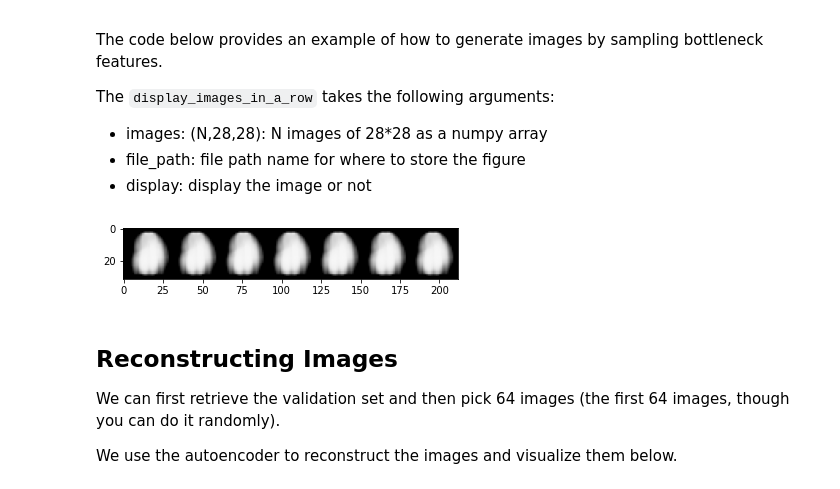
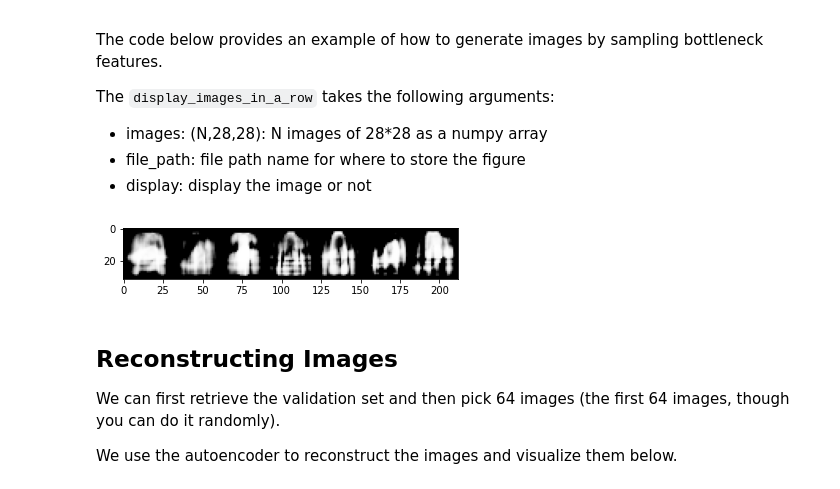
Before and after one commit to subClassy/autoencoders-assignment, a Jupyter notebook: Autoencoder_sample.ipynb, the cells around one changed output. Cells and saved outputs as stored; diff of their text form; code cells hidden in the pictures.

```diff
--- a/Autoencoder_sample.ipynb
+++ b/Autoencoder_sample.ipynb
@@ -132,9 +132,12 @@ class VAE(nn.Module):
     # Implement this function for the VAE model
     def reparameterise(self, mu, logvar, device):
         if self.training:
-            normal_dist = torch.normal(0, 1, size = mu.shape).to(device)
+            stds = torch.exp(0.5 * logvar)
+            normal_dist = torch.normal(torch.zeros_like(mu), torch.ones_like(stds))
+            return mu + stds * normal_dist
+            # normal_dist = torch.normal(0, 1, size = mu.shape).to(device)
             # normal_dist = torch.distributions.Normal(torch.tensor(0).to(device), torch.tensor(1).to(device))
-            return mu + torch.exp(logvar / 2) * normal_dist
+            # return latent_points
         else:
             return mu
 
@@ -154,7 +157,7 @@ from vae_starter import VAE_Trainer
 LEARNING_RATE = 0.001
 EPOCH_NUMBER= 10 # the number of epochs and learning rate can be tuned.
 
-autoencoder = VAE(dim_latent_representation=2)
+autoencoder = VAE(dim_latent_representation=30)
 trainer = VAE_Trainer(autoencoder_model=autoencoder,learning_rate=LEARNING_RATE,path_prefix=path_prefix)
 
 try:
@@ -227,15 +230,15 @@ The `display_images_in_a_row` takes the following arguments:
 * display: display the image or not
 # %%
 with torch.no_grad():
-    samples = torch.randn(7, 2).to(trainer.device)
+    samples = torch.randn(7, 30).to(trainer.device)
     samples = trainer.model.decoder(samples).cpu()
 
 images = samples
 
 from autoencoder_starter import display_images_in_a_row
 display_images_in_a_row(images)
 # %% [output]
-[figure, old version]
+[figure, new version]
 # %% [markdown]
 ## Reconstructing Images
 
```
Also changed, not shown: parts of 4 cells of this notebook, 2 other files.
